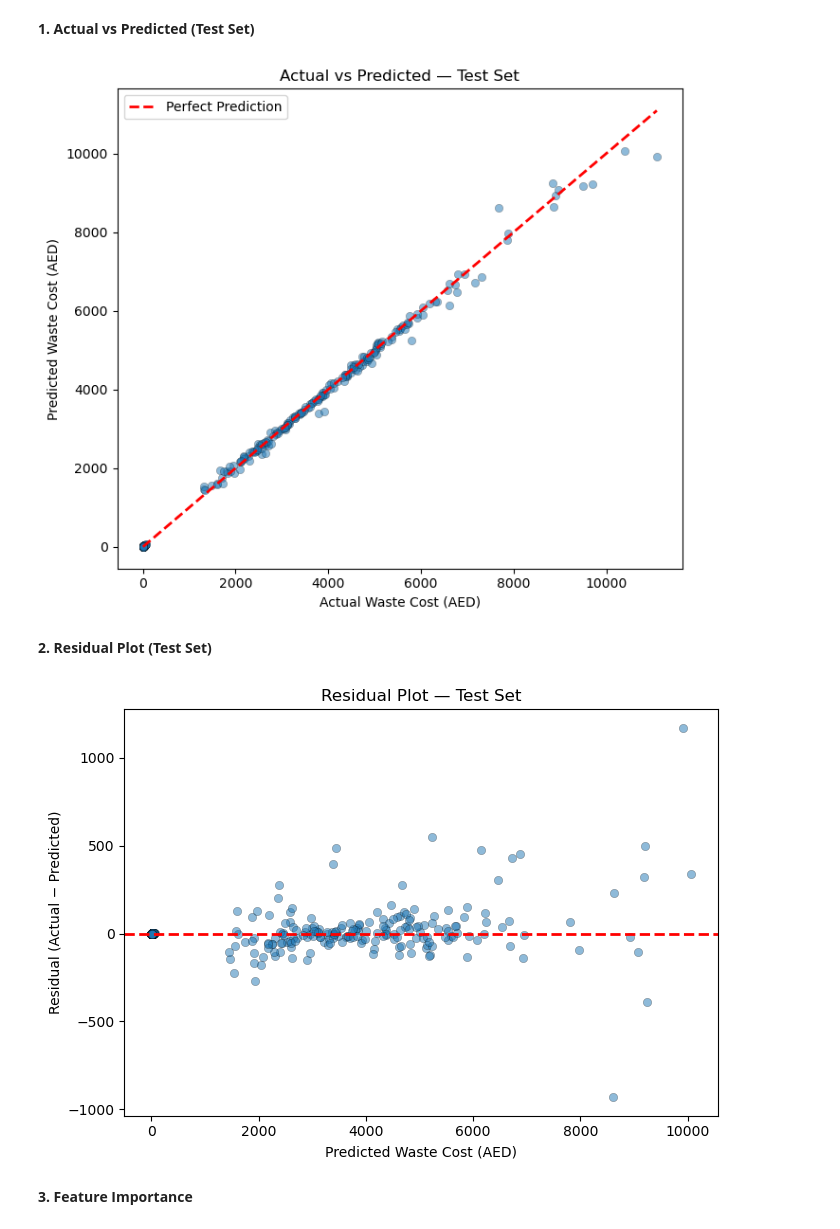
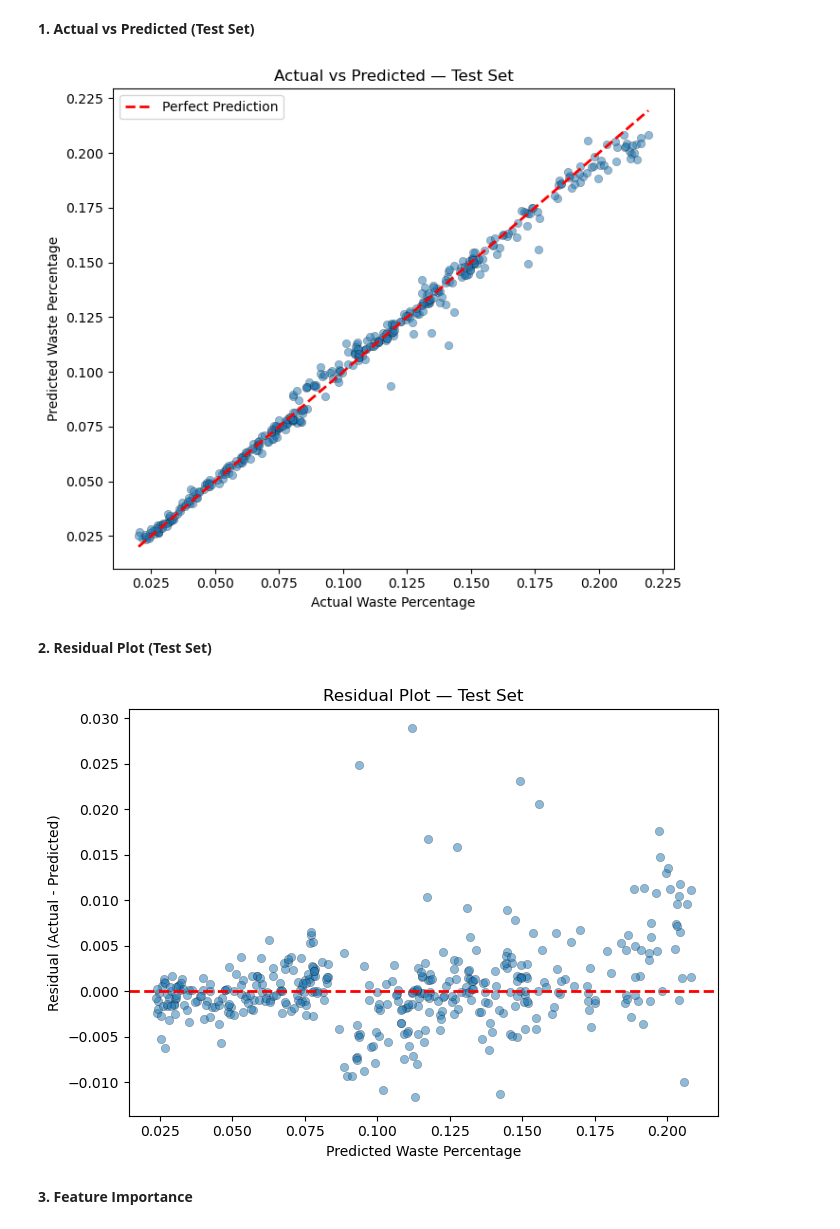
Before and after one commit to ofimikfra/CSCI323-Project, a Jupyter notebook: random_forest_model.ipynb, the cells around one changed output. Saved outputs shown, nothing was run; the diff lists cells and outputs as text; code cells hidden in the pictures.

```diff
--- a/random_forest_model.ipynb
+++ b/random_forest_model.ipynb
@@ -175,10 +170,10 @@ plt.show()
 # %% [markdown]
 **Define Features (X) and Target (y)**
 # %%
-X = model_df.drop(columns=["Waste_Cost_AED"])
-y = model_df["Waste_Cost_AED"]
+X = model_df.drop(columns=["Waste_Percentage"])
+y = model_df["Waste_Percentage"]
 
 print("Features:", list(X.columns))
-print("Target: Waste_Cost_AED")
+print("Target: Waste_Percentage")
 print(f"X shape: {X.shape}, y shape: {y.shape}")
 # %% [output]
@@ -264,29 +258,29 @@ plt.figure(figsize=(7, 6))
 plt.scatter(y_test, y_test_pred, alpha=0.5, edgecolors="k", linewidths=0.3)
 plt.plot([y_test.min(), y_test.max()], [y_test.min(), y_test.max()],
          "r--", lw=2, label="Perfect Prediction")
-plt.xlabel("Actual Waste Cost (AED)")
-plt.ylabel("Predicted Waste Cost (AED)")
+plt.xlabel("Actual Waste Percentage")
+plt.ylabel("Predicted Waste Percentage")
 plt.title("Actual vs Predicted — Test Set")
 plt.legend()
 plt.tight_layout()
 plt.show()
 # %% [output]
-[figure, old version]
+[figure, new version]
 # %% [markdown]
 **2. Residual Plot (Test Set)**
 # %%
 residuals = y_test - y_test_pred
 
 plt.figure(figsize=(7, 5))
 plt.scatter(y_test_pred, residuals, alpha=0.5, edgecolors="k", linewidths=0.3)
 plt.axhline(0, color="red", linestyle="--", lw=2)
-plt.xlabel("Predicted Waste Cost (AED)")
-plt.ylabel("Residual (Actual − Predicted)")
+plt.xlabel("Predicted Waste Percentage")
+plt.ylabel("Residual (Actual - Predicted)")
 plt.title("Residual Plot — Test Set")
 plt.tight_layout()
 plt.show()
 # %% [output]
-[figure, old version]
+[figure, new version]
 # %% [markdown]
 **3. Feature Importance**
 # %%
```
Also changed, not shown: parts of 15 cells of this notebook.
